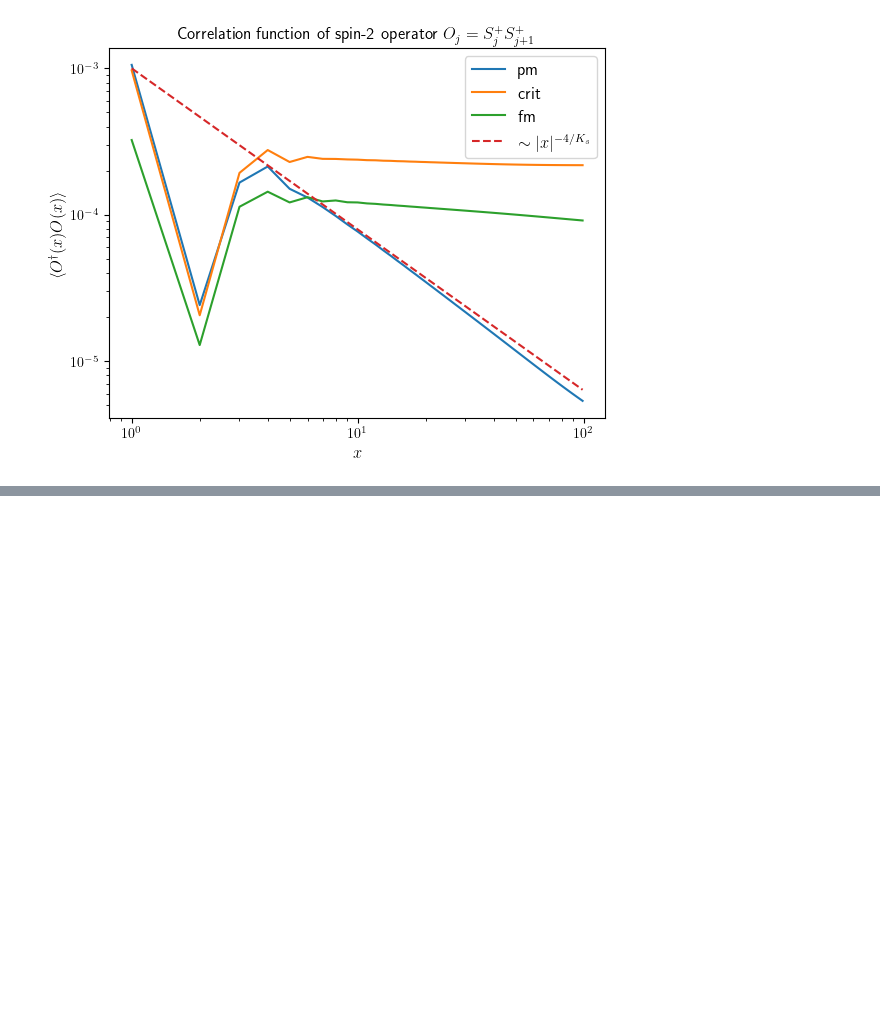
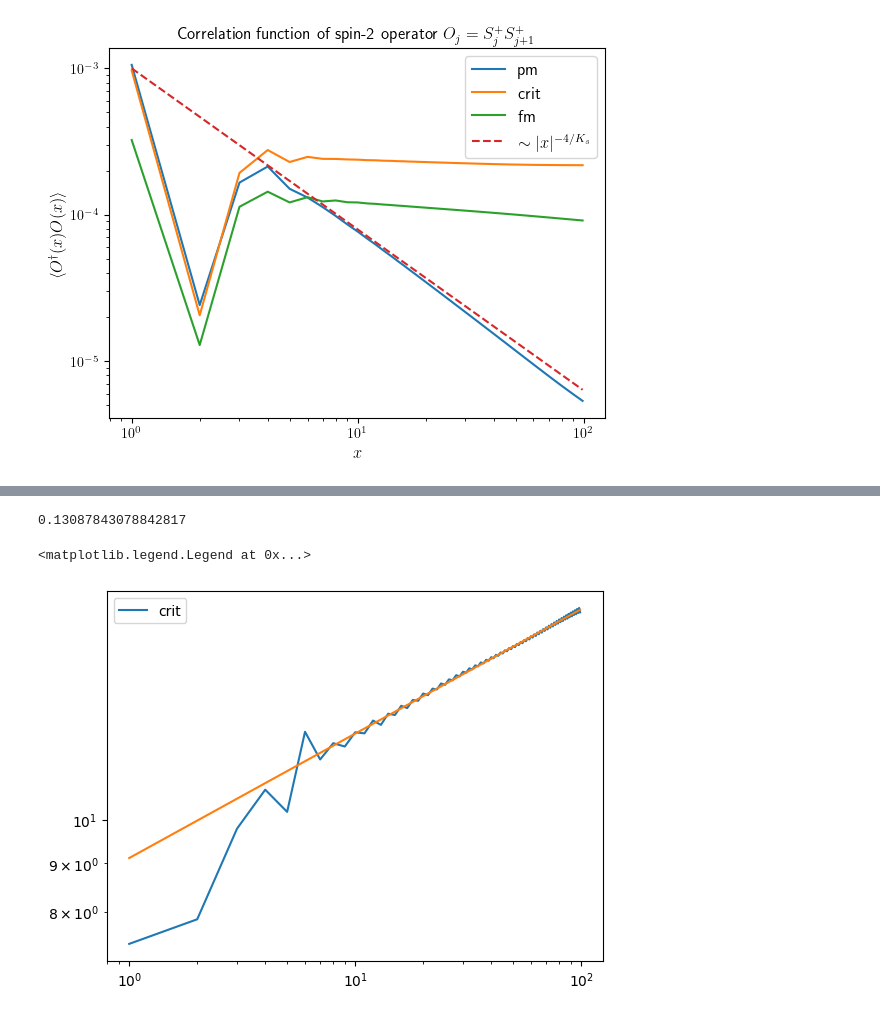
Before and after one commit to aravindhshankar/Spin1LongRangeOrder.jl, a Jupyter notebook: python/notebooks/chi800magzfromdata.ipynb, the cells around one changed output, grey strips where cells are left out. Cells and saved outputs as stored; diff of their text form; code cells hidden in the pictures; blank space fills up the shorter version.

```diff
--- a/python/notebooks/chi800magzfromdata.ipynb
+++ b/python/notebooks/chi800magzfromdata.ipynb
@@ -296,0 +303,18 @@ plt.legend(fontsize=12)
+# %%
+xs, corr4ptphiNEW =   op_correlation_idmrg(psipm, i0=0, xs=np.arange(1,100), opA=("Sm", "Sp"), opAdag=("Sp", "Sm"), connected=True)
+_, corr4ptcritphiNEW = op_correlation_idmrg(psicrit, i0=0, xs=np.arange(1,100), opA=("Sm", "Sp"), opAdag=("Sp", "Sm"), connected=True)
+# %%
+# plt.loglog(xs, np.abs(corr4ptphiNEW), label='pm')
+# plt.loglog(xs, np.abs(corr4ptcritphiNEW), label='crit')
+# logycritvals = np.abs(np.log(np.abs(corr4ptcritphiNEW)))
+logycritvals = np.abs(np.log(np.abs(corr4ptphiNEW)))
+plt.loglog(xs, logycritvals , label='crit')
+fs = slice(10, 100)
+m, c = np.polyfit(np.log(xs[fs]), np.log(logycritvals[fs]), 1)
+plt.loglog(xs, np.exp(c) * xs ** m)
+print(m)
+plt.legend()
+# %% [output]
+0.13087843078842817
+<matplotlib.legend.Legend at 0x...>
+[figure, added]
```
Also changed, not shown: parts of 4 cells of this notebook, 1 other file.
